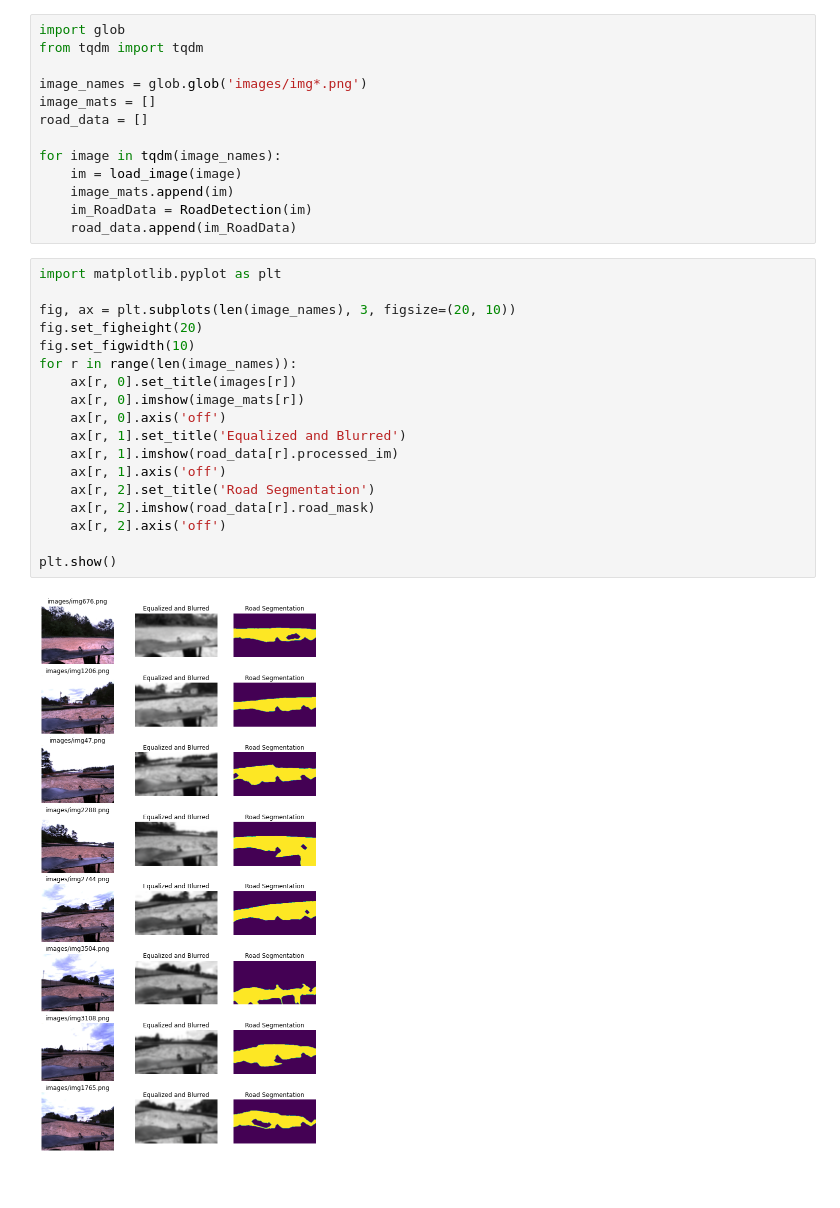
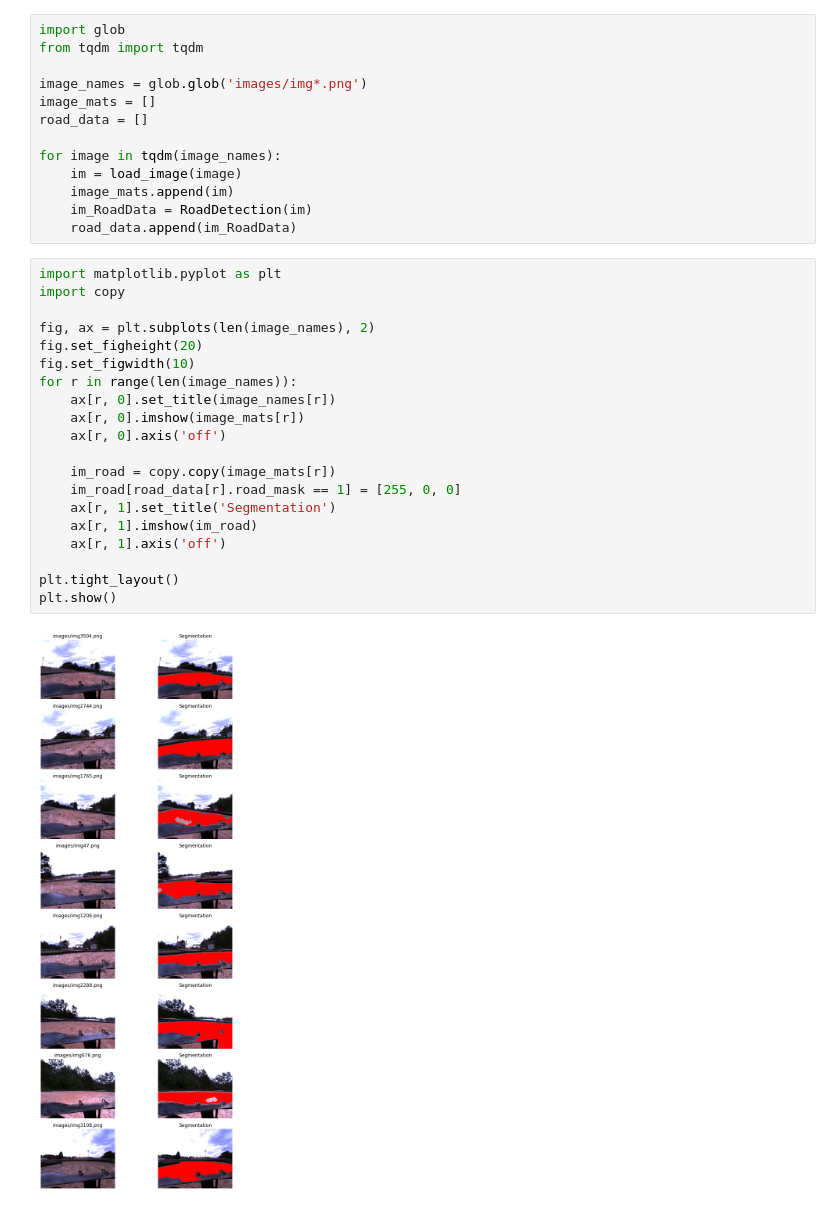
Before and after one commit to mlsu2020/road-detection, a Jupyter notebook: Road Detection DBSCAN.ipynb, the cells around one changed output. Saved outputs shown, nothing was run; the diff lists cells and outputs as text; blank space fills up the shorter version.

```diff
--- a/Road Detection DBSCAN.ipynb
+++ b/Road Detection DBSCAN.ipynb
@@ -266,21 +284,23 @@ for image in tqdm(image_names):
     road_data.append(im_RoadData)
 # %%
 import matplotlib.pyplot as plt
+import copy
 
-fig, ax = plt.subplots(len(image_names), 3, figsize=(20, 10))
+fig, ax = plt.subplots(len(image_names), 2)
 fig.set_figheight(20)
 fig.set_figwidth(10)
 for r in range(len(image_names)):
-    ax[r, 0].set_title(images[r])
+    ax[r, 0].set_title(image_names[r])
     ax[r, 0].imshow(image_mats[r])
     ax[r, 0].axis('off')
-    ax[r, 1].set_title('Equalized and Blurred')
-    ax[r, 1].imshow(road_data[r].processed_im)
+
+    im_road = copy.copy(image_mats[r])
+    im_road[road_data[r].road_mask == 1] = [255, 0, 0]
+    ax[r, 1].set_title('Segmentation')
+    ax[r, 1].imshow(im_road)
     ax[r, 1].axis('off')
-    ax[r, 2].set_title('Road Segmentation')
-    ax[r, 2].imshow(road_data[r].road_mask)
-    ax[r, 2].axis('off')
 
+plt.tight_layout()
 plt.show()
 # %% [output]
-[figure, old version]
+[figure, new version]
```
Also changed, not shown: parts of 3 cells of this notebook, 1 other file.
